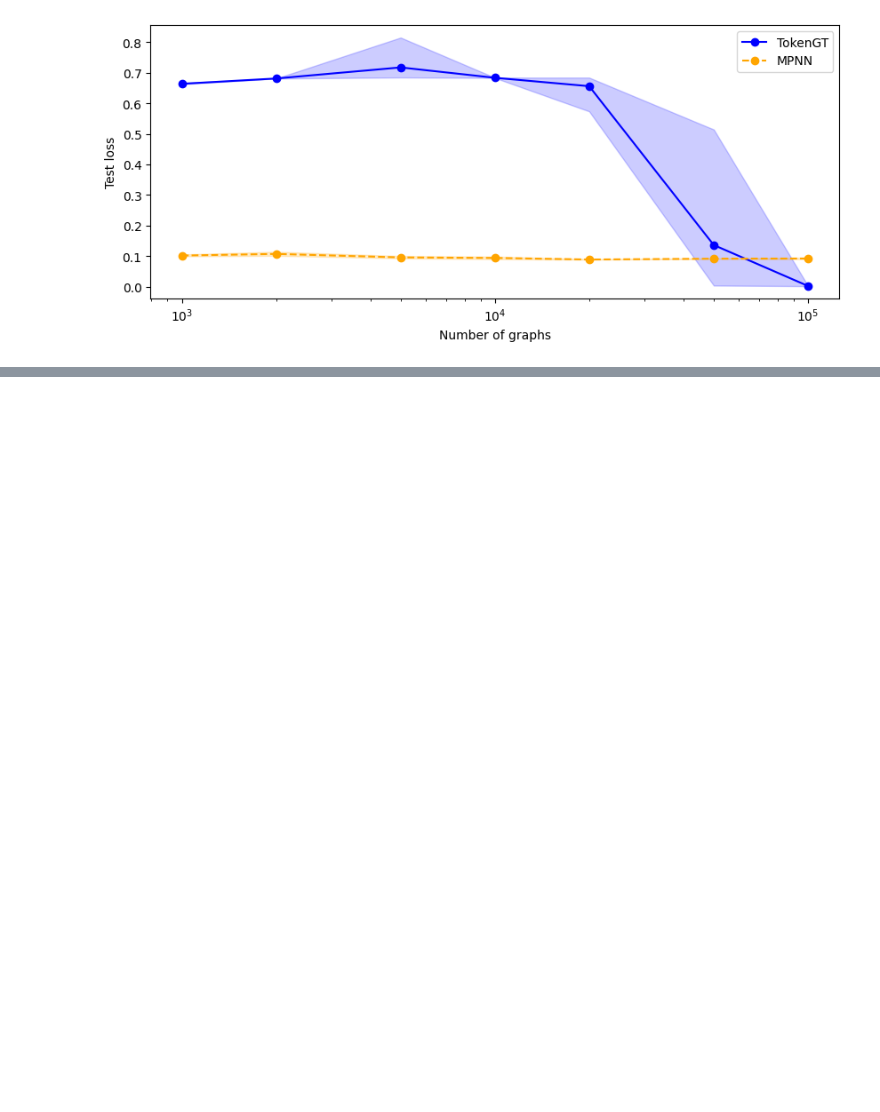
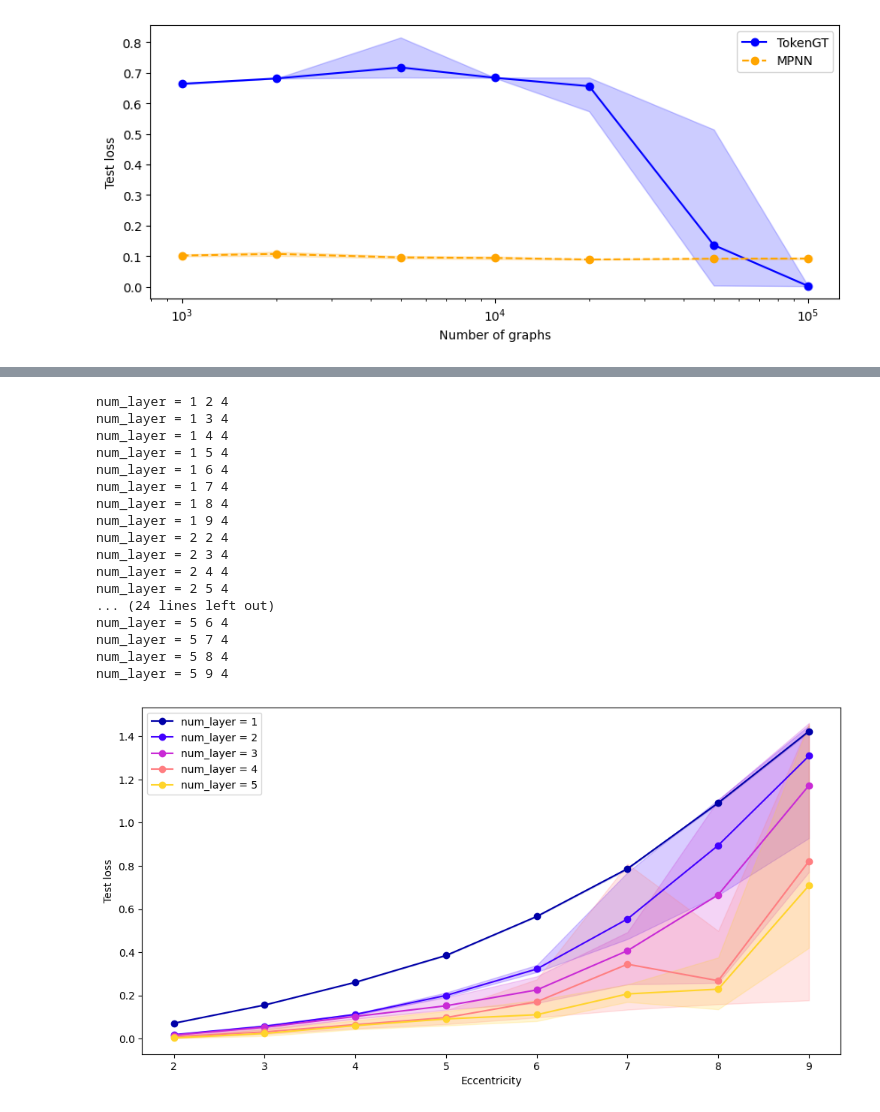
Before and after one commit to Andy-Zhou2/L65_GNN_Project, a Jupyter notebook: viz_cmp_num_graphs.ipynb, the cells around one changed output, grey strips where cells are left out. Saved outputs shown, nothing was run; the diff lists cells and outputs as text; code cells hidden in the pictures; blank space fills up the shorter version.

Commit message:
Add ploting for num_layer vs ecc experiment

```diff
--- a/viz_cmp_num_graphs.ipynb
+++ b/viz_cmp_num_graphs.ipynb
@@ -107,0 +162,55 @@ MPNN 100000 4
+# %%
+def ecc_layer_loss_plot(ax, scores, label, color, linestyle, marker=None):
+    # Convert list of arrays to DataFrame (aligns different lengths with NaN padding)
+    y, l, h = [], [], []
+    key1s = scores.keys()
+    key1s = np.sort(list(key1s))
+    for key1 in key1s:
+        values = scores[key1]
+        print(label, key1, len(values))
+        mean = np.mean(values)
+        std = np.std(values)
+        low = mean - std
+        min = np.min(values)
+        high = mean + std
+        max = np.max(values)
+        y.append(mean)
+        l.append(min)
+        h.append(max)
+    ax.plot(key1s, y, color=color, label=label, linestyle=linestyle, marker=marker)
+    ax.fill_between(key1s, l, h, color=color, alpha=0.2)
+    # ax.errorbar(key1s, y, [l,h], capsize=3, color=color, label=label, linestyle=linestyle, marker=marker)
+    ax.set_xlabel("Eccentricity")
+    ax.set_ylabel("Test loss")
+    # ax.set_ylim(0.0)
+    # ax.set_xticks(np.append(ax.get_xticks(), key1s))
+    # ax.set_xscale("log")
+    # ax.set_yscale("log")
+    ax.legend()
+# %%
+fig, ax = plt.subplots(1, 1, figsize=(12,6))
+key0s = all_scores.keys()
+key0s = np.sort(list(key0s))
+for key0 in key0s:
+    c = mpl.colormaps["gnuplot2"](key0 / (max(key0s) + 1))
+    ecc_layer_loss_plot(ax, all_scores[key0], f"num_layer = {key0}", c, "-", "o")
+# plt.savefig("./figures/cmp_num_graphs.pdf")
+# %% [output]
+num_layer = 1 2 4
+num_layer = 1 3 4
+num_layer = 1 4 4
+num_layer = 1 5 4
+num_layer = 1 6 4
+num_layer = 1 7 4
+num_layer = 1 8 4
+num_layer = 1 9 4
+num_layer = 2 2 4
+num_layer = 2 3 4
+num_layer = 2 4 4
+num_layer = 2 5 4
+... (24 lines left out)
+num_layer = 5 6 4
+num_layer = 5 7 4
+num_layer = 5 8 4
+num_layer = 5 9 4
+[figure, added]
```
Also changed, not shown: parts of 2 cells of this notebook.
